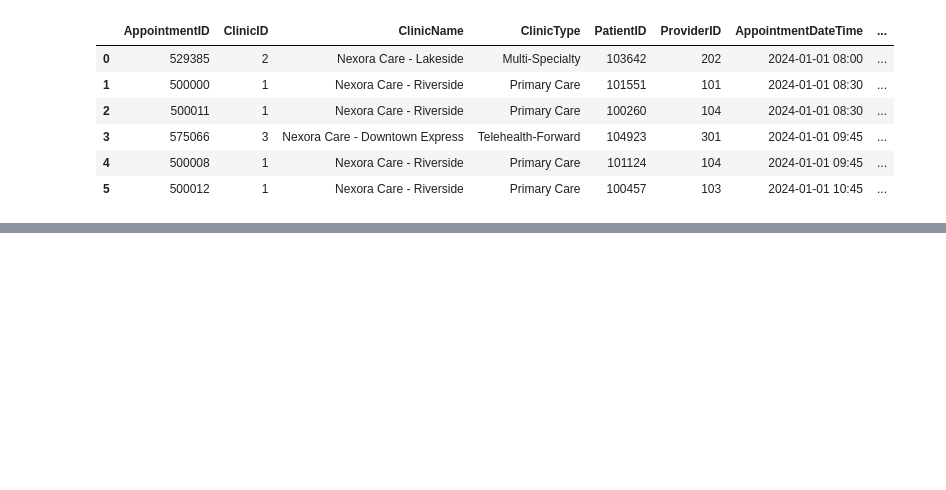
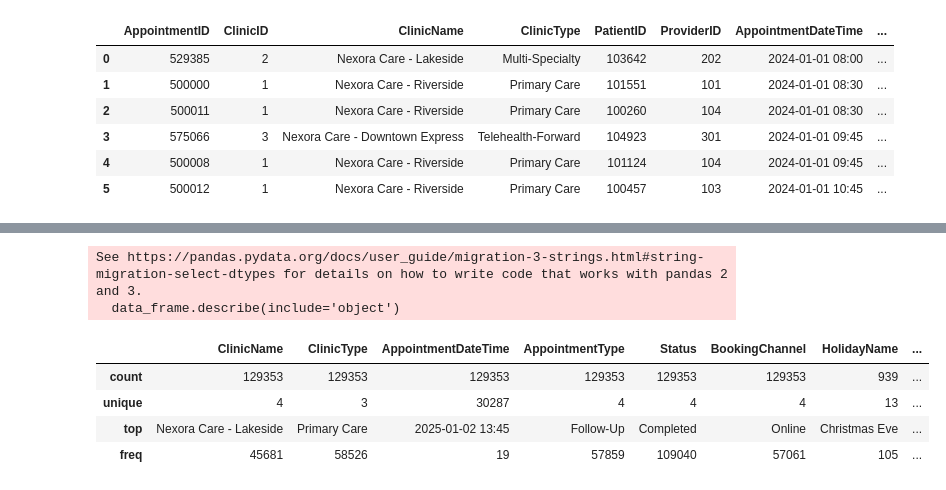
Before and after one commit to iCodeDaniels/nexora_care_flow_forecast, a Jupyter notebook: notebook/01_data_cleaning.ipynb, the cells around one changed output, grey strips where cells are left out. Saved outputs shown, nothing was run; the diff lists cells and outputs as text; code cells hidden in the pictures; blank space fills up the shorter version.

```diff
--- a/notebook/01_data_cleaning.ipynb
+++ b/notebook/01_data_cleaning.ipynb
@@ -26,0 +67,11 @@ data_frame.head(6)
+# %%
+### FOR CATEGORICAL COLUMNS, WE CAN GET THE STATISTICAL SUMMARY OF THE DATASET USING THE DESCRIBE FUNCTION
+data_frame.describe(include='object')
+# %% [output]
+See https://pandas.pydata.org/docs/user_guide/migration-3-strings.html#string-migration-select-dtypes for details on how to write code that works with pandas 2 and 3.
+  data_frame.describe(include='object')
+|  | ClinicName | ClinicType | AppointmentDateTime | AppointmentType | Status | BookingChannel | HolidayName | ... |
+| count | 129353 | 129353 | 129353 | 129353 | 129353 | 129353 | 939 | ... |
+| unique | 4 | 3 | 30287 | 4 | 4 | 4 | 13 | ... |
+| top | Nexora Care - Lakeside | Primary Care | 2025-01-02 13:45 | Follow-Up | Completed | Online | Christmas Eve | ... |
+| freq | 45681 | 58526 | 19 | 57859 | 109040 | 57061 | 105 | ... |
```
Also changed, not shown: parts of 22 cells of this notebook, 5 other files.
